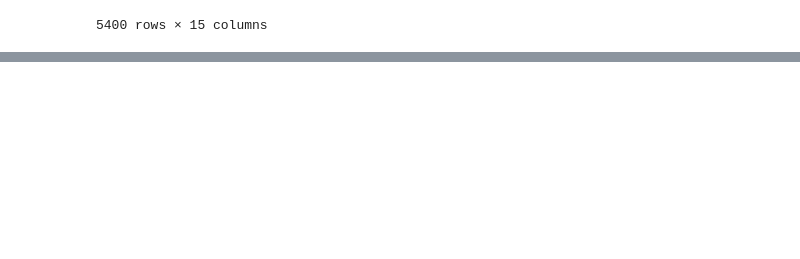
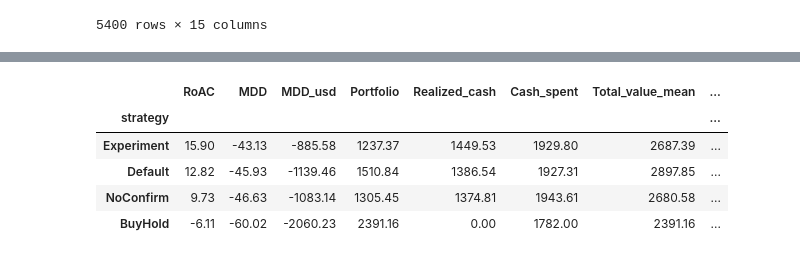
Before and after one commit to Familenko/DCA, a Jupyter notebook: search.ipynb, the cells around one changed output, grey strips where cells are left out. Saved outputs shown, nothing was run; the diff lists cells and outputs as text; code cells hidden in the pictures; blank space fills up the shorter version.

```diff
--- a/search.ipynb
+++ b/search.ipynb
@@ -96,0 +126,22 @@ bootstrap_res.sort_values("RoAC", ascending=False).style.background_gradient(cma
+# %%
+compare_res = history_compare.groupby("strategy").agg(
+    RoAC=("RoAC", "mean"),
+    MDD=("MDD", "mean"),
+    MDD_usd=("MDD_usd", "mean"),
+    Portfolio=("Portfolio", "mean"),
+    Realized_cash=("Realized_cash", "mean"),
+    Cash_spent=("Cash_spent", "mean"),
+    Total_value_mean=("Total_value", "mean"),
+    Total_value_meadian=("Total_value", "median"),
+    Total_value_low=("Total_value", lambda s: np.percentile(s, 5)),
+    Total_value_high=("Total_value", lambda s: np.percentile(s, 95)),
+)
+
+compare_res.sort_values("RoAC", ascending=False).style.background_gradient(cmap="RdYlGn", axis=0).format("{:.2f}")
+# %% [output]
+|  | RoAC | MDD | MDD_usd | Portfolio | Realized_cash | Cash_spent | Total_value_mean | ... |
+| strategy |  |  |  |  |  |  |  | ... |
+| Experiment | 15.90 | -43.13 | -885.58 | 1237.37 | 1449.53 | 1929.80 | 2687.39 | ... |
+| Default | 12.82 | -45.93 | -1139.46 | 1510.84 | 1386.54 | 1927.31 | 2897.85 | ... |
+| NoConfirm | 9.73 | -46.63 | -1083.14 | 1305.45 | 1374.81 | 1943.61 | 2680.58 | ... |
+| BuyHold | -6.11 | -60.02 | -2060.23 | 2391.16 | 0.00 | 1782.00 | 2391.16 | ... |
```
Also changed, not shown: parts of 9 cells of this notebook.
